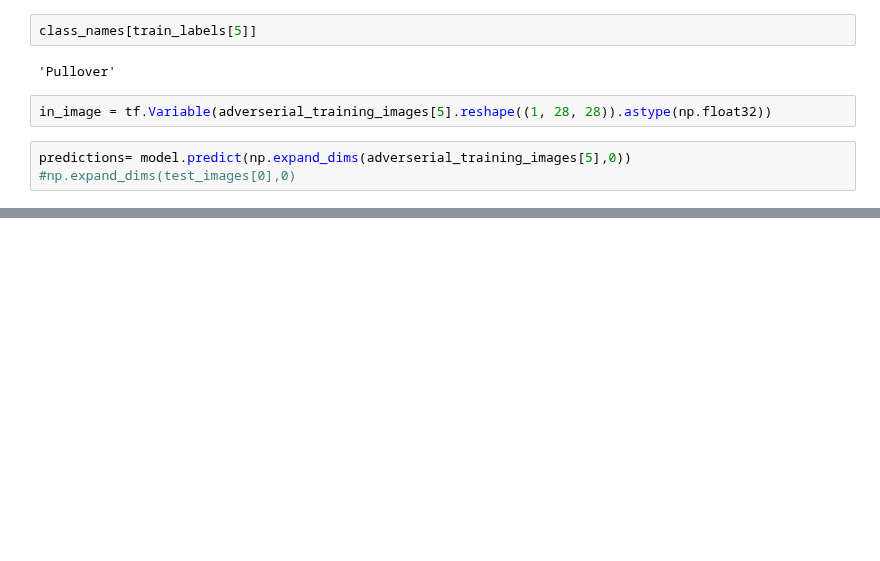
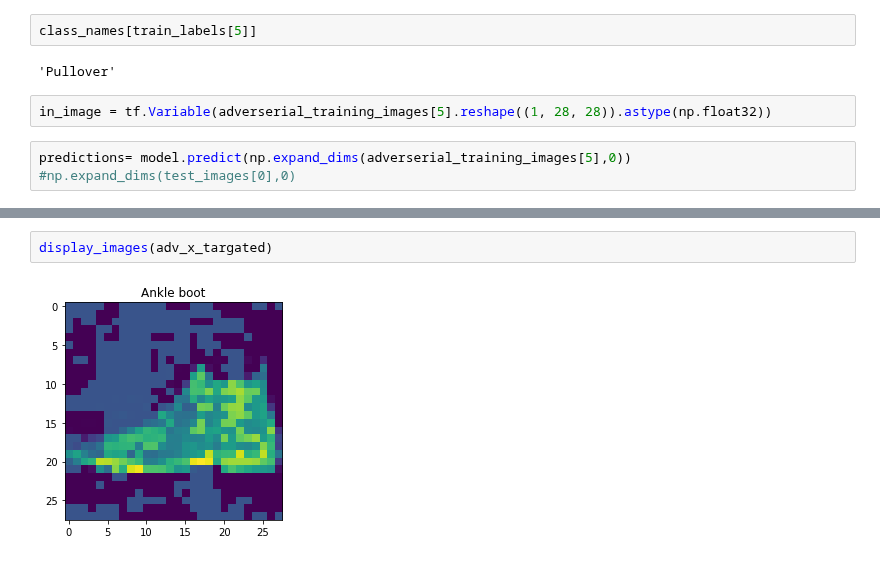
Before and after one commit to BlackCurrantDS/DeepLearning, a Jupyter notebook: IDL_Assignment9.ipynb, the cells around one changed output, grey strips where cells are left out. Cells and saved outputs as stored; diff of their text form; blank space fills up the shorter version.

```diff
--- a/IDL_Assignment9.ipynb
+++ b/IDL_Assignment9.ipynb
@@ -323,0 +356,4 @@ class_names[label]
+# %%
+display_images(adv_x_targated)
+# %% [output]
+[figure, added]
```
Also changed, not shown: parts of 16 cells of this notebook.
